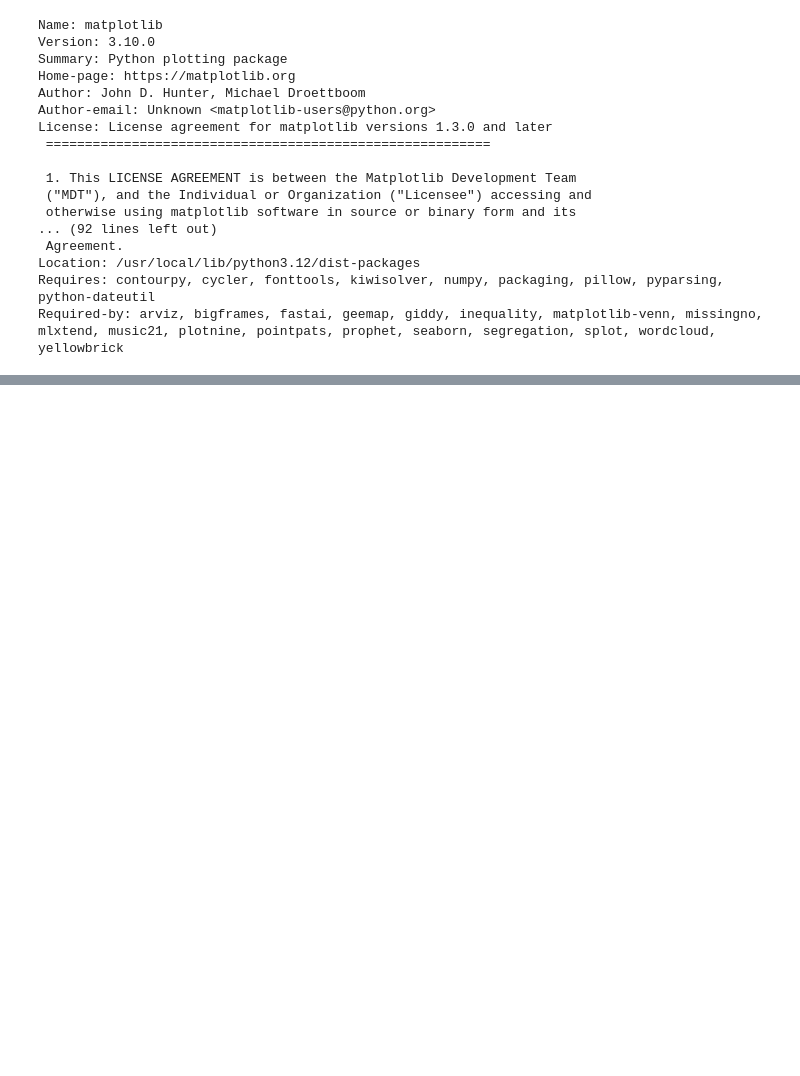
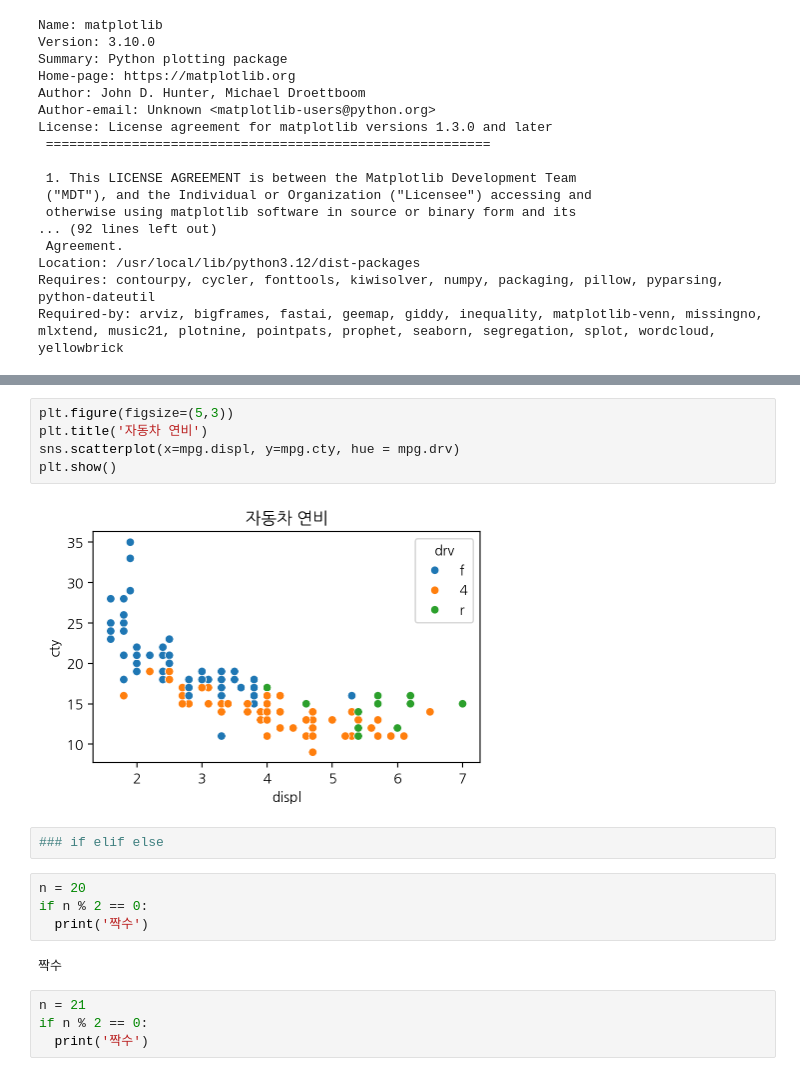
Before and after one commit to andand0912837465-cell/2026-1-BDA, a Jupyter notebook: 02w_python_basic.ipynb, the cells around one changed output, grey strips where cells are left out. Cells and saved outputs as stored; diff of their text form; blank space fills up the shorter version.

```diff
--- a/02w_python_basic.ipynb
+++ b/02w_python_basic.ipynb
@@ -183,0 +293,19 @@ Successfully installed pydataset-0.2.0
+# %%
+plt.figure(figsize=(5,3))
+plt.title('자동차 연비')
+sns.scatterplot(x=mpg.displ, y=mpg.cty, hue = mpg.drv)
+plt.show()
+# %% [output]
+[figure, added]
+# %%
+### if elif else
+# %%
+n = 20
+if n % 2 == 0:
+  print('짝수')
+# %% [output]
+짝수
+# %%
+n = 21
+if n % 2 == 0:
+  print('짝수')
```
Also changed, not shown: parts of 22 cells of this notebook.
